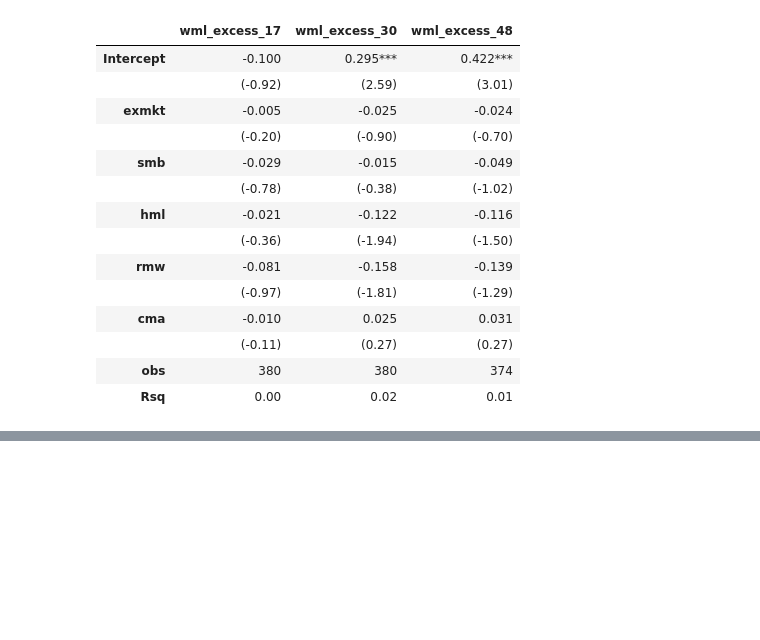
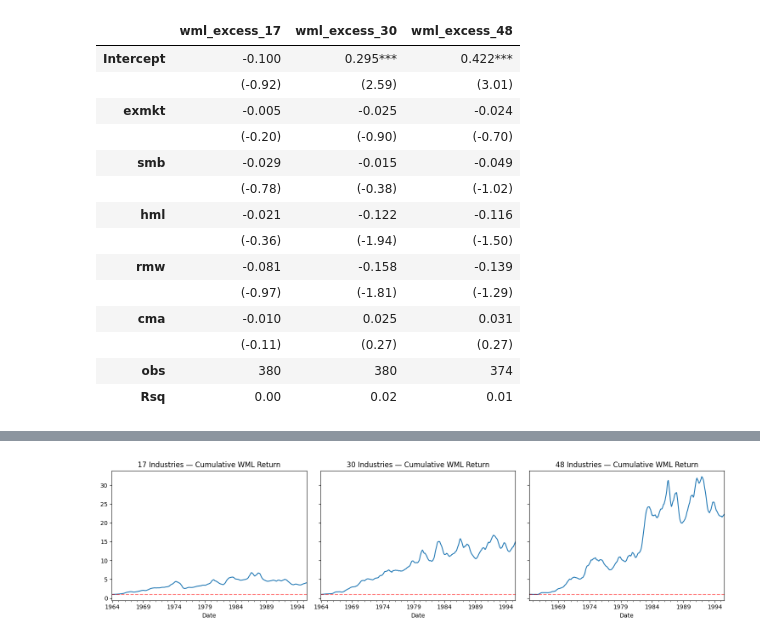
Before and after one commit to AndersNeuenschwander/moskowitz-industry-momentum, a Jupyter notebook: anders_industry_momentum.ipynb, the cells around one changed output, grey strips where cells are left out. Drawn from its saved outputs; the diff is of its cells as text; code cells hidden in the pictures; blank space fills up the shorter version.

Commit message:
first full replication of paper

```diff
--- a/anders_industry_momentum.ipynb
+++ b/anders_industry_momentum.ipynb
@@ -22,7 +22,7 @@ ff5 = ff5.rename(columns={'mkt-rf': 'exmkt'})
 ff5['date'] = pd.to_datetime(ff5['date'], format='%Y%m').dt.to_period('M')
 ff5 = ff5[(ff5['date'] >= '1963-07') & (ff5['date'] <= '1995-07')]
 # %%
-def load_and_process(filepath, n_industries):
+def load_and_process(filepath, n_industries, L=6):
     # load
     df = pd.read_csv(filepath, na_values=[-99.99])
 
@@ -34,10 +34,11 @@ def load_and_process(filepath, n_industries):
     df = df.melt(id_vars='date', var_name='industry', value_name='industry_return')
 
     # calculate momentum on full history first so rolling window has prior data
-    # use 6 month rolling window and simple returns as used in paper
+    # L controls the formation period length (paper tests L = 1, 6, 12 months)
+    # use simple cumulative returns as used in paper
     df['mom'] = (df.groupby('industry')['industry_return']
                    .transform(lambda x: (1 + x/100).shift(1)
-                   .rolling(6).apply(lambda r: r.prod() - 1)))
+                   .rolling(L).apply(lambda r: r.prod() - 1)))
 
     # filter to paper's sample period after momentum is computed
     df = df[(df['date'] >= '1963-07') & (df['date'] <= '1995-07')]
@@ -52,7 +53,7 @@ def load_and_process(filepath, n_industries):
 
     return df
 
-# run for all three
+# run for all three using default L=6 to keep existing results unchanged
 df17 = load_and_process('17_Industry_Portfolios.csv', 17)
 df30 = load_and_process('30_Industry_Portfolios.csv', 30)
 df48 = load_and_process('48_Industry_Portfolios.csv', 48)
@@ -150,3 +123,17 @@ for name, wml in [('17', wml17), ('30', wml30), ('48', wml48)]:
 17 industries: mean = 0.3896, t-stat = 3.95
 30 industries: mean = 0.7340, t-stat = 7.10
 48 industries: mean = 0.8634, t-stat = 6.69
+# %%
+# summary statistics for winner, loser, and WML portfolios
+# replicates paper's Table II Panel B reporting mean and t-stat
+
+for name, wml in [('17', wml17), ('30', wml30), ('48', wml48)]:
+    w = wml['winner'].dropna()
+    l = wml['loser'].dropna()
+    m = wml['wml'].dropna()
+
+    print(f'\n--- {name} Industries ---')
+    print(f'{"":10} {"Mean":>8} {"Std":>8} {"T-stat":>8}')
+    print(f'{"Winner":10} {w.mean():>8.3f} {w.std():>8.3f} {w.mean()/(w.std()/np.sqrt(len(w))):>8.2f}')
+    print(f'{"Loser":10} {l.mean():>8.3f} {l.std():>8.3f} {l.mean()/(l.std()/np.sqrt(len(l))):>8.2f}')
+    print(f'{"WML":10} {m.mean():>8.3f} {m.std():>8.3f} {m.mean()/(m.std()/np.sqrt(len(m))):>8.2f}')
@@ -245,0 +303,23 @@ Regtable(reg_ff5, sig='coeff').render()
+# %%
+import matplotlib.pyplot as plt
+
+fig, axes = plt.subplots(1, 3, figsize=(15, 4), sharey=True)
+
+for ax, (name, wml) in zip(axes, [('17', wml17), ('30', wml30), ('48', wml48)]):
+    cumret = (1 + wml['wml'].dropna() / 100).cumprod()
+    cumret.plot(ax=ax)
+    ax.set_title(f'{name} Industries — Cumulative WML Return')
+    ax.set_xlabel('Date')
+    ax.axhline(y=1, color='red', linestyle='--', alpha=0.5)
+
+plt.tight_layout()
+plt.show()
+
+# Replication: "Do Industries Explain Momentum?"
+# Moskowitz & Grinblatt (1999), Journal of Finance
+#
+# This notebook replicates the core findings of the paper using
+# Ken French's 17, 30, and 48 industry portfolio data.
+# Sample period: July 1963 - July 1995
+# %% [output]
+[figure, added]
```
Also changed, not shown: parts of 6 cells of this notebook.
